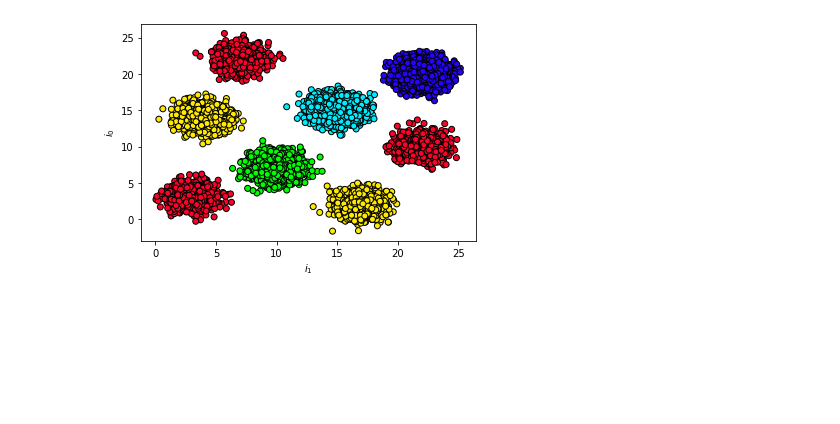
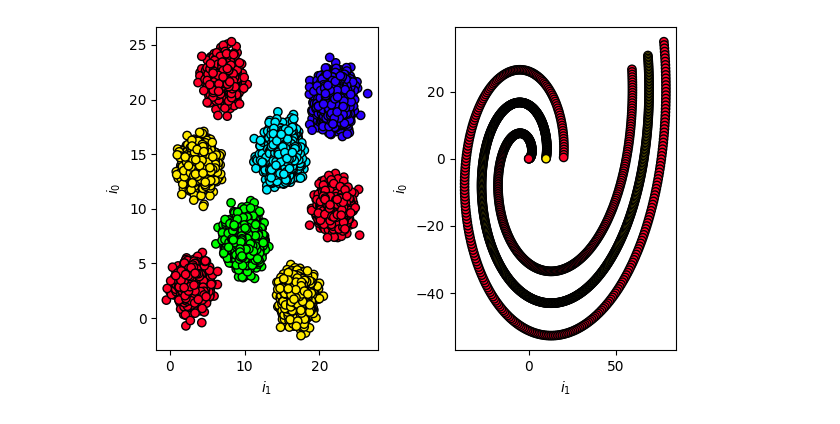
Before and after one commit to jroeger23/spass_mit_python, a Jupyter notebook: mlp.ipynb, the cells around one changed output. Drawn from its saved outputs; the diff is of its cells as text; code cells hidden in the pictures; blank space fills up the shorter version.

```diff
--- a/mlp.ipynb
+++ b/mlp.ipynb
@@ -1,36 +1,47 @@
 # %%
 import matplotlib.pyplot as plt
 import numpy as np
-from src.common.train_data import normal2DCluster
+from src.common.train_data import normal2DCluster, logSpiral2D
 
 cov = np.diag((1,1))
 
 classes = [(0, (3,3), cov, 1000),
            (1, (14,4), cov, 1500),
            (2, (7,10), cov, 3000),
            (3, (15,15), cov, 3000),
            (1, (2,17),cov, 1500),
            (0, (10,22), cov, 1000),
            (0, (22,7), cov, 1000),
            (4, (20,22), cov, 3000)]
 n_classes = 5
 train_data, train_labels = normal2DCluster(classes)
+train_data2, train_labels2 = logSpiral2D(10, 0.3, 600, 1)
+n_classes2 = 2
 
 train_min_y = train_data[:,0].min()
 train_max_y = train_data[:,0].max()
 train_min_x = train_data[:,1].min()
 train_max_x = train_data[:,1].max()
+train2_min_y = train_data2[:,0].min()
+train2_max_y = train_data2[:,0].max()
+train2_min_x = train_data2[:,1].min()
+train2_max_x = train_data2[:,1].max()
 
 cmap = plt.get_cmap('gist_rainbow')
 def colorizeLabel(l):
   return cmap(l/n_classes)
 
-_, ax = plt.subplots()
-ax.scatter(train_data[:,1], train_data[:,0], c=colorizeLabel(train_labels), edgecolor='black')
-_ = ax.set_ylabel("$i_0$")
-_ = ax.set_xlabel("$i_1$")
+fig, ax = plt.subplots(1,2)
+fig.set_tight_layout(True)
+fig.set_dpi(100)
+ax[0].scatter(train_data[:,1], train_data[:,0], c=colorizeLabel(train_labels), edgecolor='black')
+_ = ax[0].set_ylabel("$i_0$")
+_ = ax[0].set_xlabel("$i_1$")
+ax[1].scatter(train_data2[:,1], train_data2[:,0], c=colorizeLabel(train_labels2), edgecolor='black')
+_ = ax[1].set_ylabel("$i_0$")
+_ = ax[1].set_xlabel("$i_1$")
 # %% [output]
-[figure, old version]
+[figure, new version]
 # %%
 from src.neuronal_network.mlp import MLP
 from src.neuronal_network.loss import MSE, CrossEntropy
```
Also changed, not shown: parts of 2 cells of this notebook.
